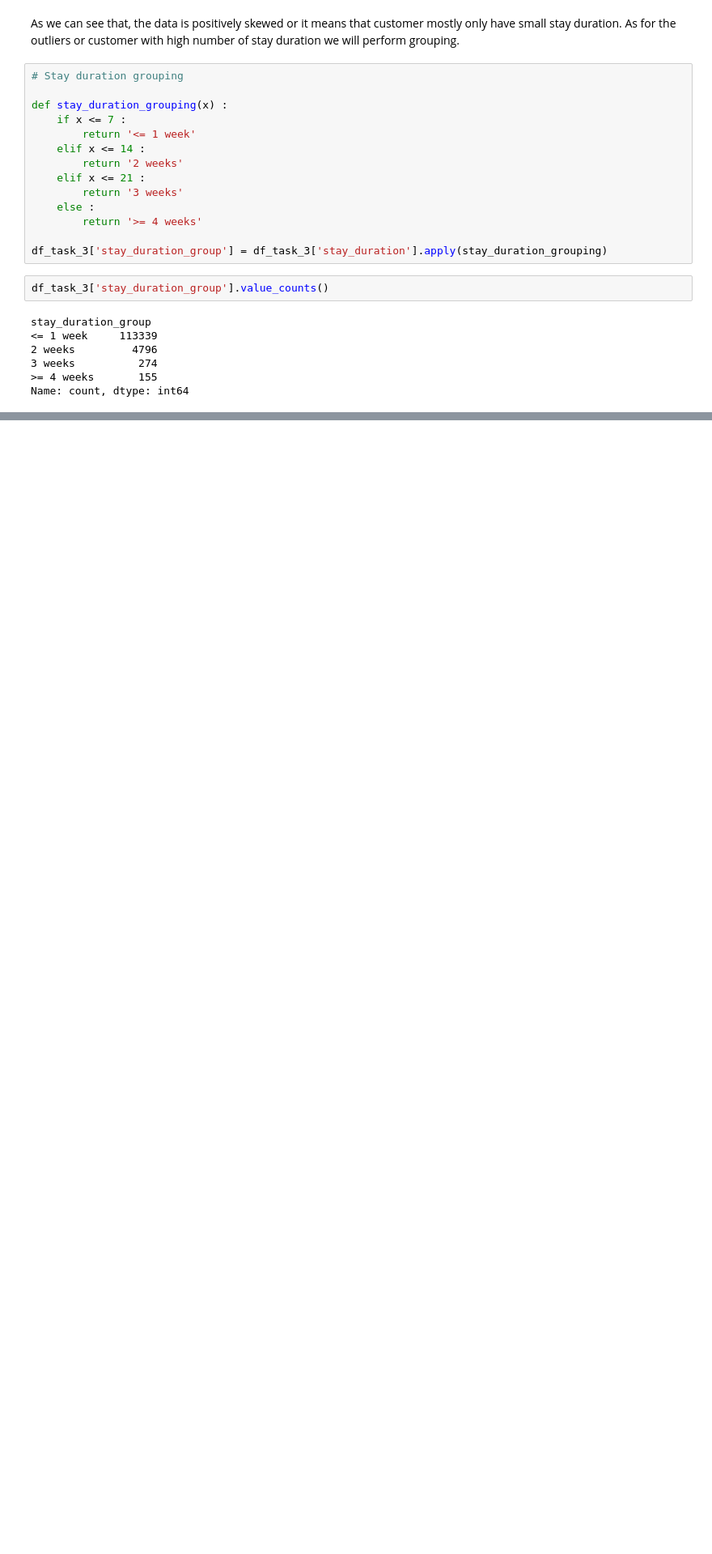
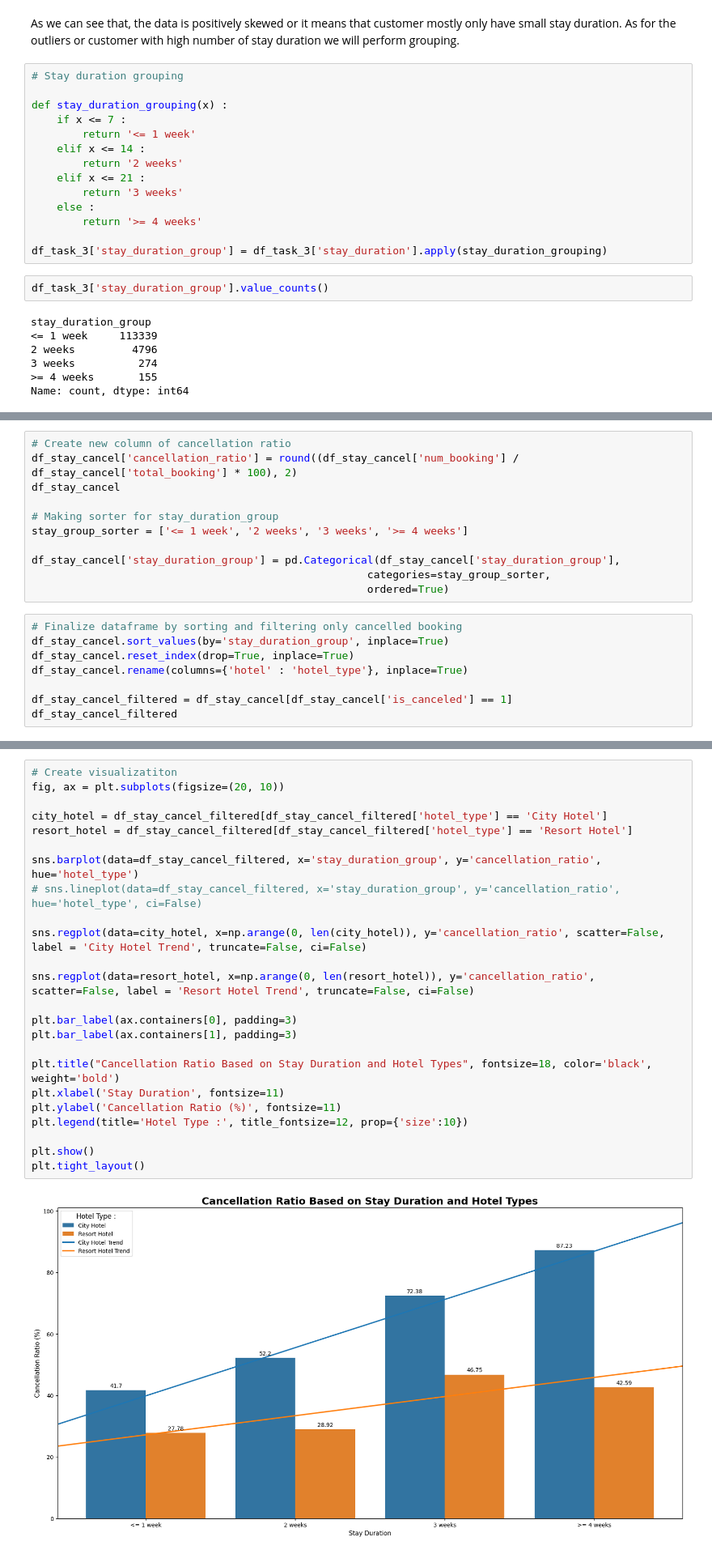
Before and after one commit to mcikalmerdeka/Investigate-Hotel-Business-Using-Data-Visualization, a Jupyter notebook: Investigate Hotel Business Using Data Visualization Code.ipynb, the cells around one changed output, grey strips where cells are left out. Shown: that part at 81% size. Drawn from its saved outputs; the diff is of its cells as text; blank space fills up the shorter version.

```diff
--- a/Task 1/Task_1_Data_Preprocessing.ipynb
+++ b/Investigate Hotel Business Using Data Visualization Code.ipynb
@@ -818,0 +849,19 @@ df_task_3.groupby(['hotel', ''])
+# %%
+# Create new column of cancellation ratio
+df_stay_cancel['cancellation_ratio'] = round((df_stay_cancel['num_booking'] / df_stay_cancel['total_booking'] * 100), 2)
+df_stay_cancel
+
+# Making sorter for stay_duration_group
+stay_group_sorter = ['<= 1 week', '2 weeks', '3 weeks', '>= 4 weeks']
+
+df_stay_cancel['stay_duration_group'] = pd.Categorical(df_stay_cancel['stay_duration_group'],
+                                                     categories=stay_group_sorter,
+                                                     ordered=True)
+# %%
+# Finalize dataframe by sorting and filtering only cancelled booking
+df_stay_cancel.sort_values(by='stay_duration_group', inplace=True)
+df_stay_cancel.reset_index(drop=True, inplace=True)
+df_stay_cancel.rename(columns={'hotel' : 'hotel_type'}, inplace=True)
+
+df_stay_cancel_filtered = df_stay_cancel[df_stay_cancel['is_canceled'] == 1]
+df_stay_cancel_filtered
@@ -818,0 +880,26 @@ df_task_3.groupby(['hotel', ''])
+# %%
+# Create visualizatiton
+fig, ax = plt.subplots(figsize=(20, 10))
+
+city_hotel = df_stay_cancel_filtered[df_stay_cancel_filtered['hotel_type'] == 'City Hotel']
+resort_hotel = df_stay_cancel_filtered[df_stay_cancel_filtered['hotel_type'] == 'Resort Hotel']
+
+sns.barplot(data=df_stay_cancel_filtered, x='stay_duration_group', y='cancellation_ratio', hue='hotel_type')
+# sns.lineplot(data=df_stay_cancel_filtered, x='stay_duration_group', y='cancellation_ratio', hue='hotel_type', ci=False)
+
+sns.regplot(data=city_hotel, x=np.arange(0, len(city_hotel)), y='cancellation_ratio', scatter=False, label = 'City Hotel Trend', truncate=False, ci=False)
+
+sns.regplot(data=resort_hotel, x=np.arange(0, len(resort_hotel)), y='cancellation_ratio', scatter=False, label = 'Resort Hotel Trend', truncate=False, ci=False)
+
+plt.bar_label(ax.containers[0], padding=3)
+plt.bar_label(ax.containers[1], padding=3)
+
+plt.title("Cancellation Ratio Based on Stay Duration and Hotel Types", fontsize=18, color='black', weight='bold')
+plt.xlabel('Stay Duration', fontsize=11)
+plt.ylabel('Cancellation Ratio (%)', fontsize=11)
+plt.legend(title='Hotel Type :', title_fontsize=12, prop={'size':10})
+
+plt.show()
+plt.tight_layout()
+# %% [output]
+[figure, added]
```
Also changed, not shown: parts of 14 cells of this notebook, 6 other files.
